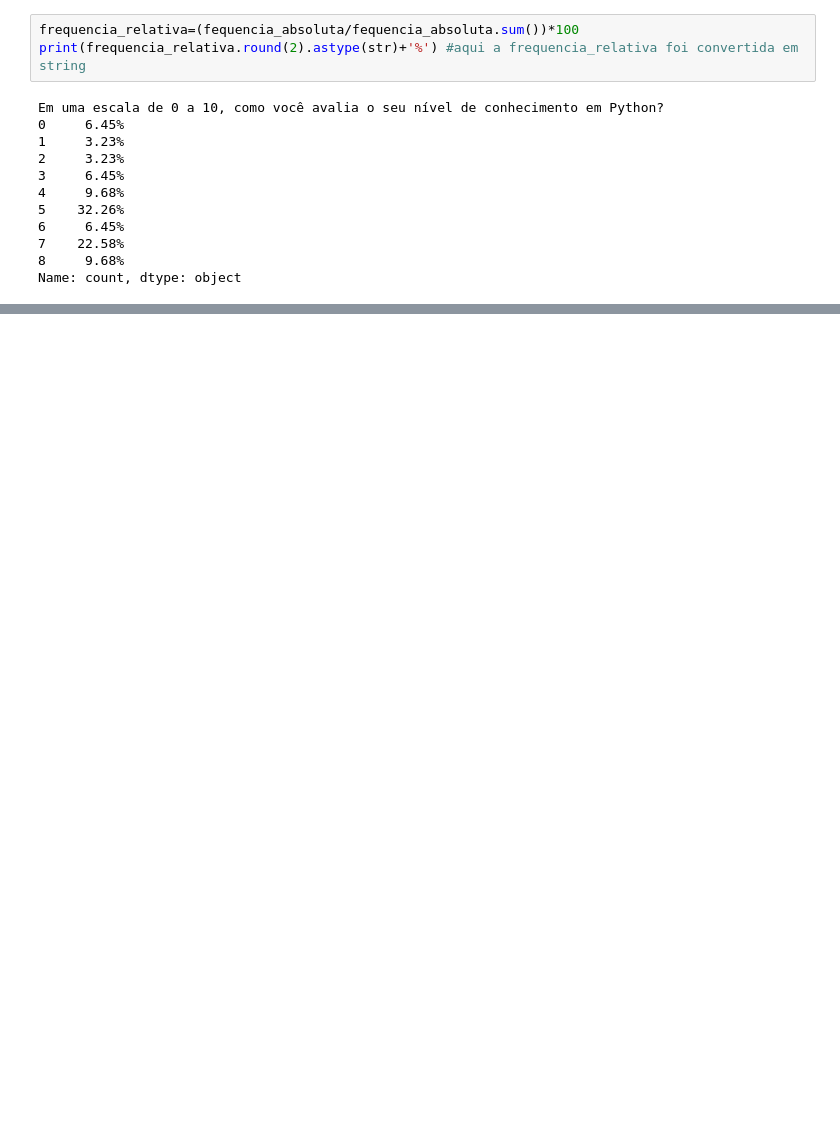
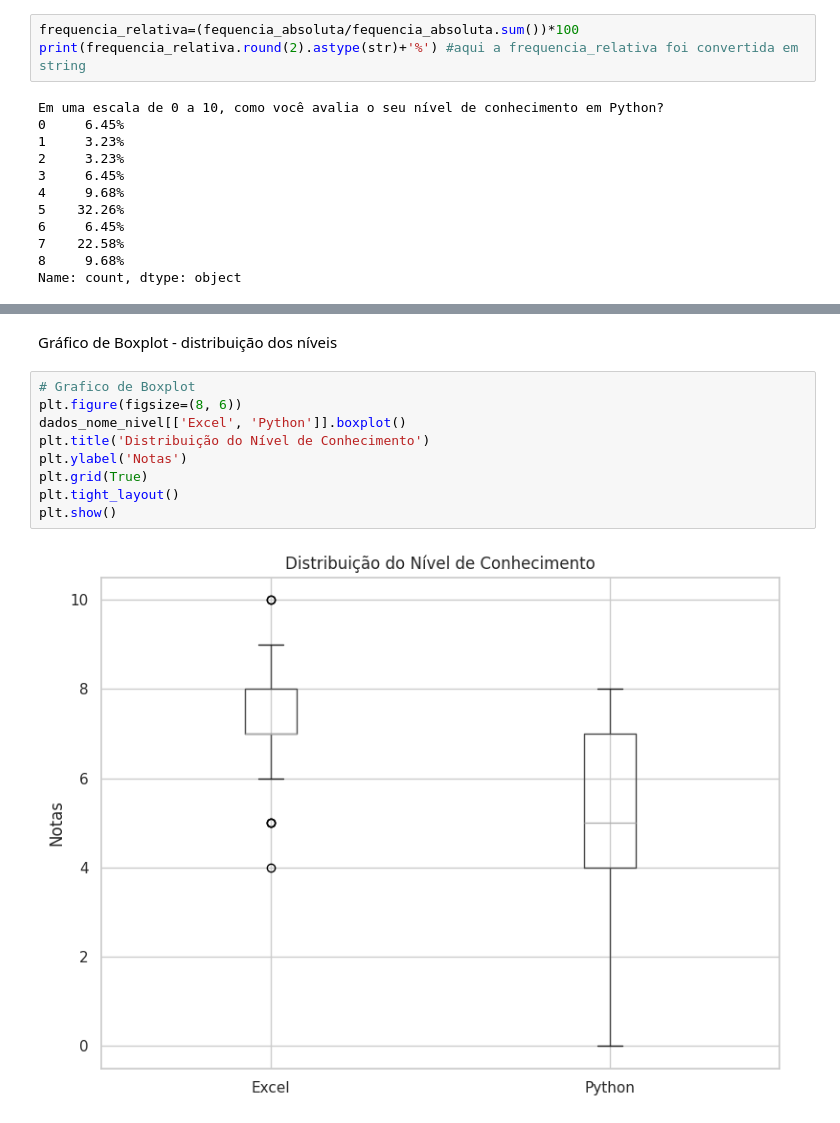
Before and after one commit to MichaelSousa01/Statistic_study, a Jupyter notebook: tbalunos.ipynb, the cells around one changed output, grey strips where cells are left out. Cells and saved outputs as stored; diff of their text form; blank space fills up the shorter version.

```diff
--- a/tbalunos.ipynb
+++ b/tbalunos.ipynb
@@ -143,0 +203,13 @@ pandas.core.series.Series
+# %% [markdown]
+Gráfico de  Boxplot - distribuição dos níveis
+# %%
+# Grafico de Boxplot
+plt.figure(figsize=(8, 6))
+dados_nome_nivel[['Excel', 'Python']].boxplot()
+plt.title('Distribuição do Nível de Conhecimento')
+plt.ylabel('Notas')
+plt.grid(True)
+plt.tight_layout()
+plt.show()
+# %% [output]
+[figure, added]
```
Also changed, not shown: parts of 16 cells of this notebook.
